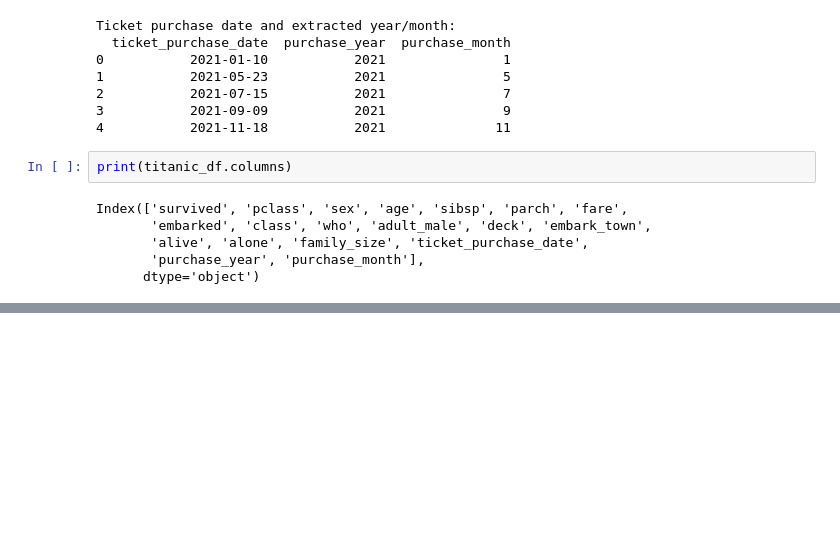
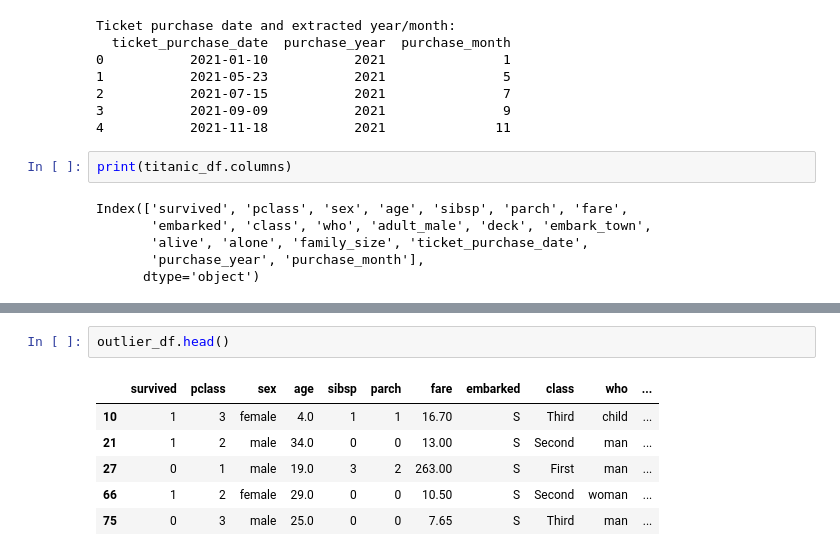
Before and after one commit to Jason252A/ForkingTest, a Jupyter notebook: Day3/day_3.ipynb, the cells around one changed output, grey strips where cells are left out. Cells and saved outputs as stored; diff of their text form; blank space fills up the shorter version.

```diff
--- a/Day3/day_3.ipynb
+++ b/Day3/day_3.ipynb
@@ -282,0 +382,9 @@ KeyError: 'name'
+# %%
+outlier_df.head()
+# %% [output]
+|  | survived | pclass | sex | age | sibsp | parch | fare | embarked | class | who | ... |
+| 10 | 1 | 3 | female | 4.0 | 1 | 1 | 16.70 | S | Third | child | ... |
+| 21 | 1 | 2 | male | 34.0 | 0 | 0 | 13.00 | S | Second | man | ... |
+| 27 | 0 | 1 | male | 19.0 | 3 | 2 | 263.00 | S | First | man | ... |
+| 66 | 1 | 2 | female | 29.0 | 0 | 0 | 10.50 | S | Second | woman | ... |
+| 75 | 0 | 3 | male | 25.0 | 0 | 0 | 7.65 | S | Third | man | ... |
```
Also changed, not shown: parts of 10 cells of this notebook.
